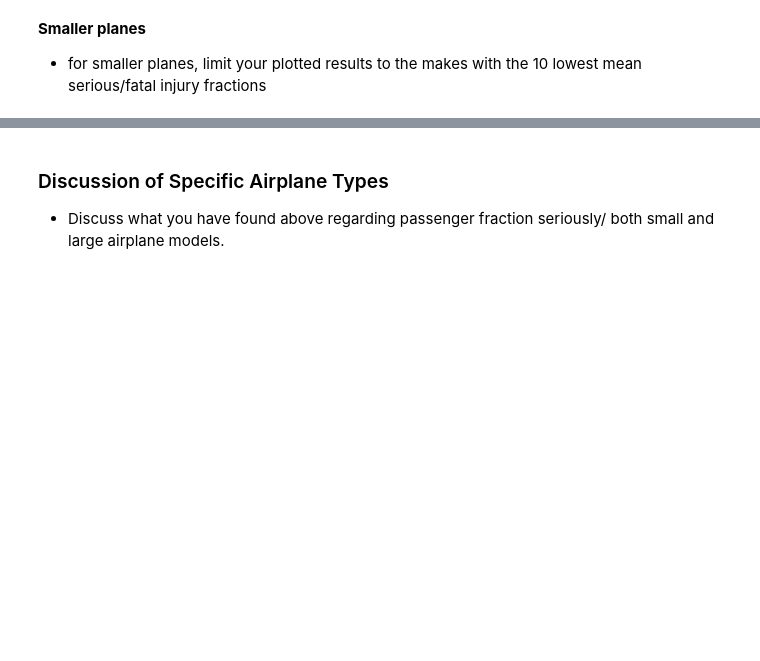
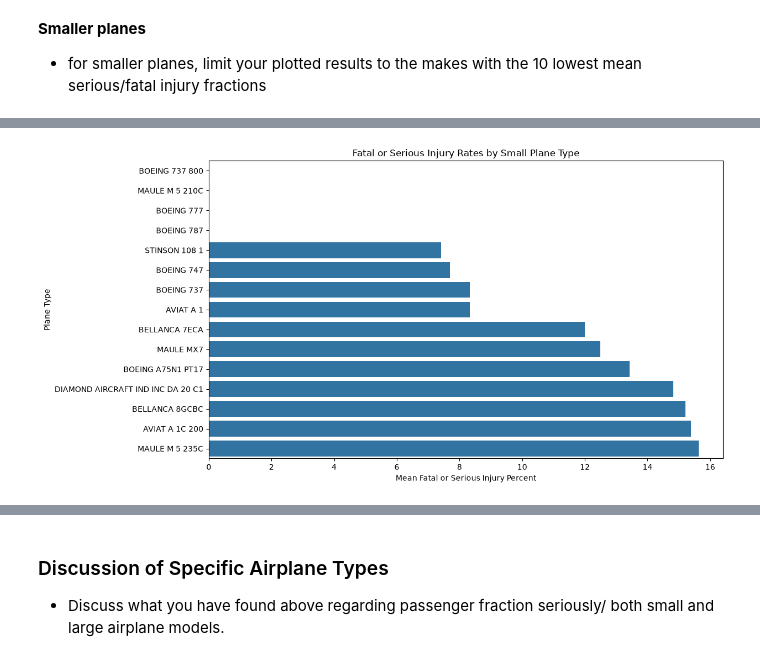
Before and after one commit to amacken3/dsc-course0-m8-lab, a Jupyter notebook: Aviation_Accidents_Data_Analysis.ipynb, the cells around one changed output, grey strips where cells are left out. Saved outputs shown, nothing was run; the diff lists cells and outputs as text; code cells hidden in the pictures; blank space fills up the shorter version.

```diff
--- a/Aviation_Accidents_Data_Analysis.ipynb
+++ b/Aviation_Accidents_Data_Analysis.ipynb
@@ -311,0 +483,16 @@ For smaller aircraft, Luscombe and Grumman Acft Eng Cor-Schweizer have the lowes
+# %%
+plt.figure(figsize=(12, 7))
+
+sns.barplot(
+    data=lowest_small_plane_types,
+    x="mean_fatal_serious_injury_percent",
+    y="Plane.Type",
+)
+
+plt.title("Fatal or Serious Injury Rates by Small Plane Type")
+plt.xlabel("Mean Fatal or Serious Injury Percent")
+plt.ylabel("Plane Type")
+
+plt.show()
+# %% [output]
+[figure, added]
```
Also changed, not shown: parts of 30 cells of this notebook.
